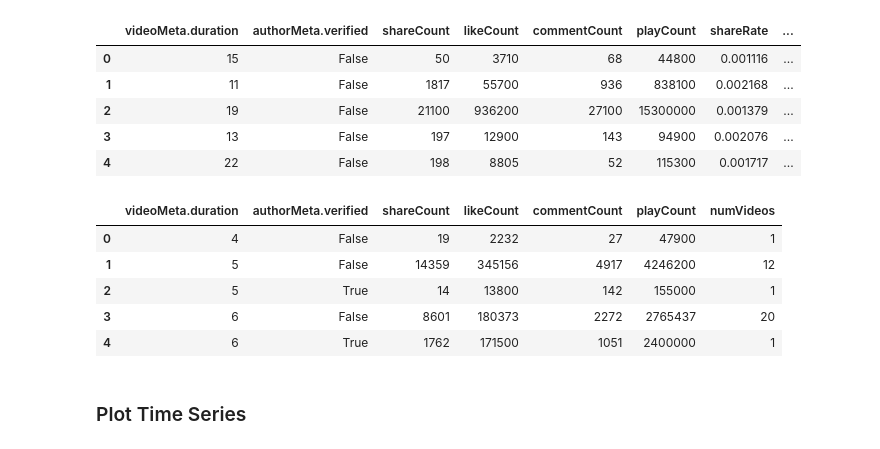
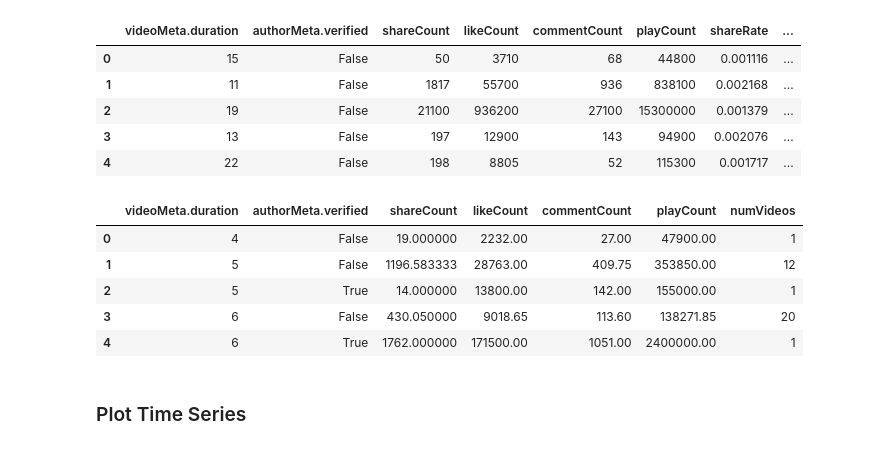
Before and after one commit to ba-group-projects/tiktok-popularity-eda, a Jupyter notebook: mattheus_smm635_mtp_eda.ipynb, the cells around one changed output. Saved outputs shown, nothing was run; the diff lists cells and outputs as text; code cells hidden in the pictures.

Commit message:
Adds avg count aggregation

```diff
--- a/mattheus_smm635_mtp_eda.ipynb
+++ b/mattheus_smm635_mtp_eda.ipynb
@@ -248,7 +249,7 @@ filter_df.head()
 # segment_type = 'with date'
 # segment_type = 'without date'
 # segment_type = 'avg rate for video length and verified status'
-segment_type = 'sum for video length and verified status'
+segment_type = 'avg count for video length and verified status'
 
 if segment_type == 'video length groups':
     count_df = filter_df.drop(['authorMeta.verified','shareRate','likeRate','commentRate'],axis=1,inplace=False)
@@ -268,40 +269,40 @@ elif segment_type == 'time series':
     count_df = count_df.reset_index()
 
     avg_df = filter_df.groupby(['date','videoMeta.duration_segment'],as_index=False)['shareRate','likeRate','commentRate'].agg([np.mean]).reset_index()
     avg_df.columns = avg_df.columns.droplevel(-1)
     # avg_df.sort_values(by='likeCount',ascending=False).head(3).T
     avg_df = avg_df.merge(count_df,on=['date','videoMeta.duration_segment'],how='left')
 
 elif segment_type == 'avg rate for video length and verified status':
     count_df = filter_df[['videoMeta.duration','shareRate','authorMeta.verified']]
     count_df = count_df.groupby(['videoMeta.duration','authorMeta.verified']).count()#.sort_values(by='videoMeta.duration',axis=1)#.plot(kind="bar", legend=False)
     count_df = count_df.rename(columns={"shareRate": "numVideos"})
     count_df = count_df.reset_index()
 
     avg_df = filter_df.groupby(['videoMeta.duration','authorMeta.verified'],as_index=False)['shareCount','likeCount','commentCount','playCount','shareRate','likeRate','commentRate'].agg([np.mean]).reset_index()
     avg_df.columns = avg_df.columns.droplevel(-1)
     # avg_df.sort_values(by='likeCount',ascending=False).head(3).T
     avg_df = avg_df.merge(count_df,on=['videoMeta.duration','authorMeta.verified'],how='left')
 
-elif segment_type == 'sum for video length and verified status':
+elif segment_type == 'avg count for video length and verified status':
     count_df = filter_df[['videoMeta.duration','shareRate','authorMeta.verified']]
     count_df = count_df.groupby(['videoMeta.duration','authorMeta.verified']).count()#.sort_values(by='videoMeta.duration',axis=1)#.plot(kind="bar", legend=False)
     count_df = count_df.rename(columns={"shareRate": "numVideos"})
     count_df = count_df.reset_index()
 
-    avg_df = filter_df.groupby(['videoMeta.duration','authorMeta.verified'],as_index=False)['shareCount','likeCount','commentCount','playCount'].agg([np.sum]).reset_index()
+    avg_df = filter_df.groupby(['videoMeta.duration','authorMeta.verified'],as_index=False)['shareCount','likeCount','commentCount','playCount'].agg([np.mean]).reset_index()
     avg_df.columns = avg_df.columns.droplevel(-1)
     # avg_df.sort_values(by='likeCount',ascending=False).head(3).T
     avg_df = avg_df.merge(count_df,on=['videoMeta.duration','authorMeta.verified'],how='left')
 
 avg_df.head()
 # %% [output]
 |  | videoMeta.duration | authorMeta.verified | shareCount | likeCount | commentCount | playCount | numVideos |
-| 0 | 4 | False | 19 | 2232 | 27 | 47900 | 1 |
-| 1 | 5 | False | 14359 | 345156 | 4917 | 4246200 | 12 |
-| 2 | 5 | True | 14 | 13800 | 142 | 155000 | 1 |
-| 3 | 6 | False | 8601 | 180373 | 2272 | 2765437 | 20 |
-| 4 | 6 | True | 1762 | 171500 | 1051 | 2400000 | 1 |
+| 0 | 4 | False | 19.000000 | 2232.00 | 27.00 | 47900.00 | 1 |
+| 1 | 5 | False | 1196.583333 | 28763.00 | 409.75 | 353850.00 | 12 |
+| 2 | 5 | True | 14.000000 | 13800.00 | 142.00 | 155000.00 | 1 |
+| 3 | 6 | False | 430.050000 | 9018.65 | 113.60 | 138271.85 | 20 |
+| 4 | 6 | True | 1762.000000 | 171500.00 | 1051.00 | 2400000.00 | 1 |
 # %% [markdown]
 ### Plot Time Series
 # %%
```
Also changed, not shown: parts of 1 cell of this notebook.
